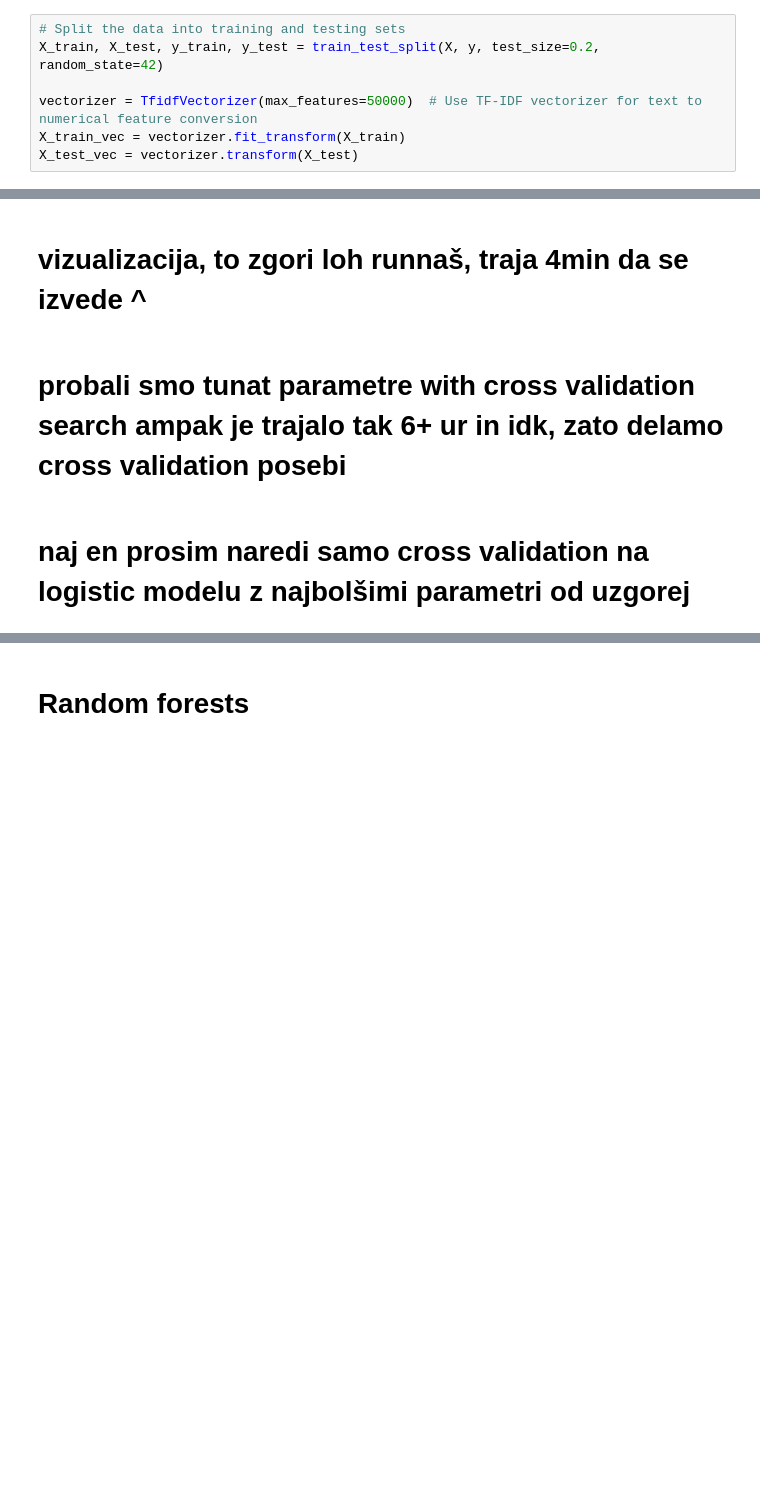
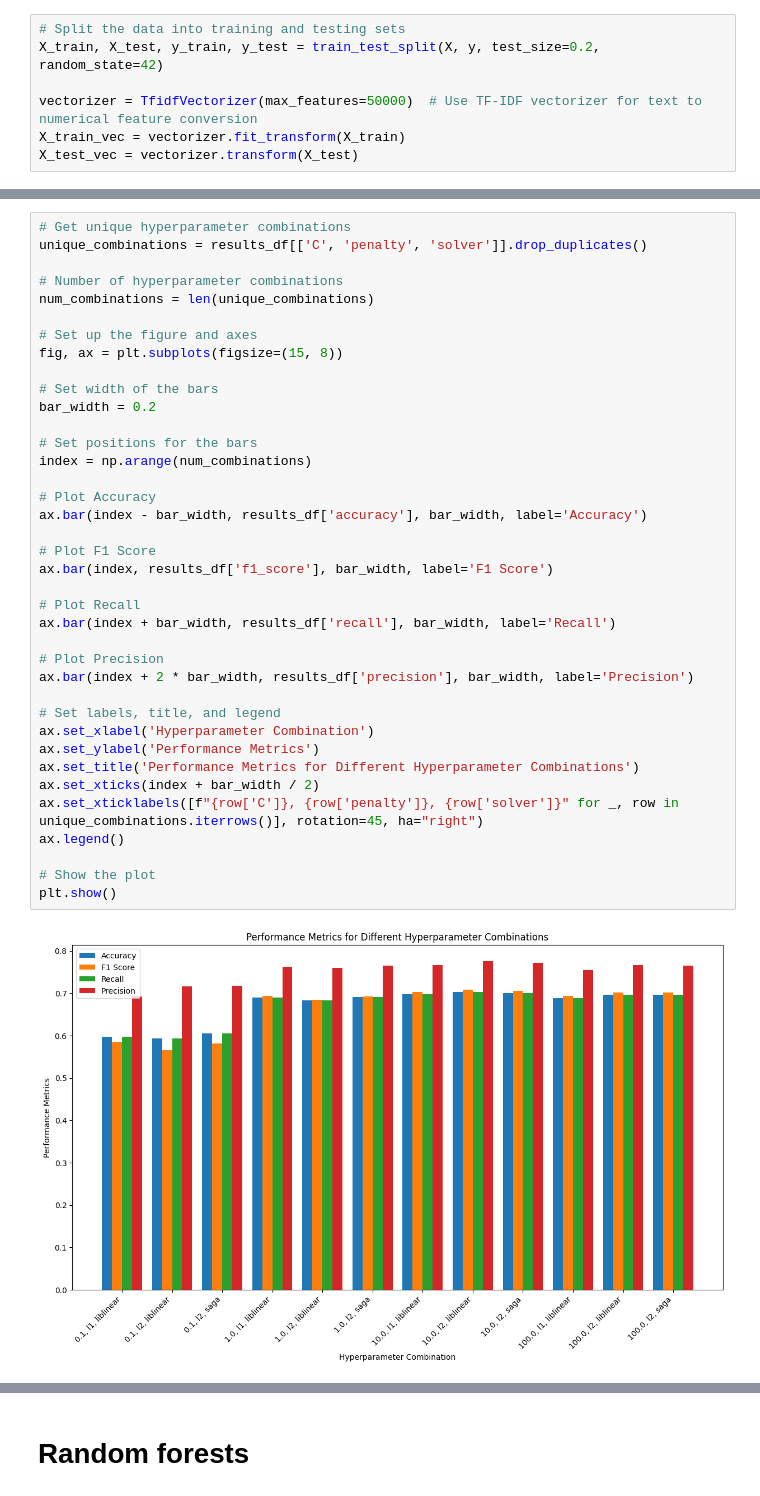
Before and after one commit to anapoklukar/text-classification-assignment, a Jupyter notebook: assignment2.ipynb, the cells around one changed output, grey strips where cells are left out. Drawn from its saved outputs; the diff is of its cells as text; blank space fills up the shorter version.

```diff
--- a/assignment2.ipynb
+++ b/assignment2.ipynb
@@ -382,6 +391,40 @@ results_df
-# %% [markdown]
-# vizualizacija, to zgori loh runnaš, traja 4min da se izvede ^
-# %% [markdown]
-# probali smo tunat parametre with cross validation search ampak je trajalo tak 6+ ur in idk, zato delamo cross validation posebi
-# %% [markdown]
-# naj en prosim naredi samo cross validation na logistic modelu z najbolšimi parametri od uzgorej
+# %%
+# Get unique hyperparameter combinations
+unique_combinations = results_df[['C', 'penalty', 'solver']].drop_duplicates()
+
+# Number of hyperparameter combinations
+num_combinations = len(unique_combinations)
+
+# Set up the figure and axes
+fig, ax = plt.subplots(figsize=(15, 8))
+
+# Set width of the bars
+bar_width = 0.2
+
+# Set positions for the bars
+index = np.arange(num_combinations)
+
+# Plot Accuracy
+ax.bar(index - bar_width, results_df['accuracy'], bar_width, label='Accuracy')
+
+# Plot F1 Score
+ax.bar(index, results_df['f1_score'], bar_width, label='F1 Score')
+
+# Plot Recall
+ax.bar(index + bar_width, results_df['recall'], bar_width, label='Recall')
+
+# Plot Precision
+ax.bar(index + 2 * bar_width, results_df['precision'], bar_width, label='Precision')
+
+# Set labels, title, and legend
+ax.set_xlabel('Hyperparameter Combination')
+ax.set_ylabel('Performance Metrics')
+ax.set_title('Performance Metrics for Different Hyperparameter Combinations')
+ax.set_xticks(index + bar_width / 2)
+ax.set_xticklabels([f"{row['C']}, {row['penalty']}, {row['solver']}" for _, row in unique_combinations.iterrows()], rotation=45, ha="right")
+ax.legend()
+
+# Show the plot
+plt.show()
+# %% [output]
+[figure, added]
```
Also changed, not shown: parts of 46 cells of this notebook, 1 other file.
